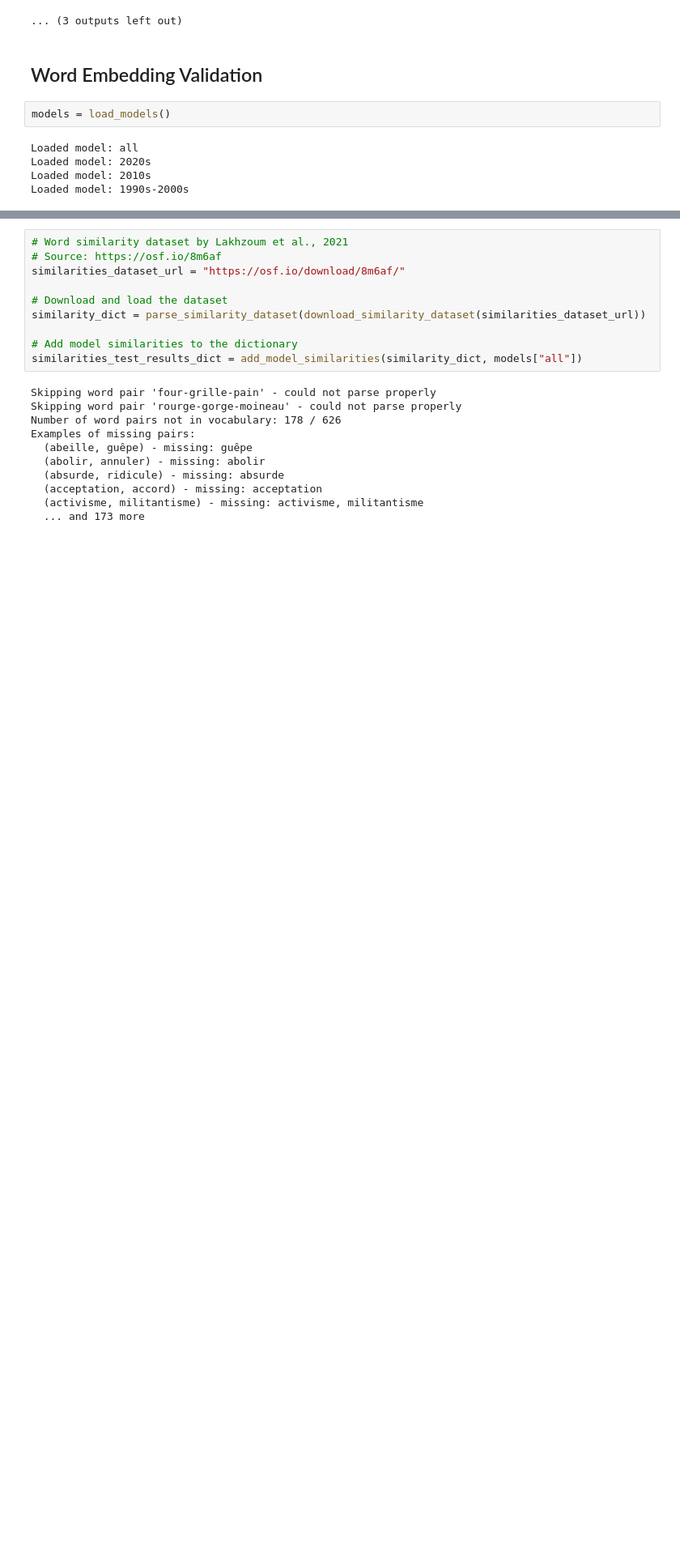
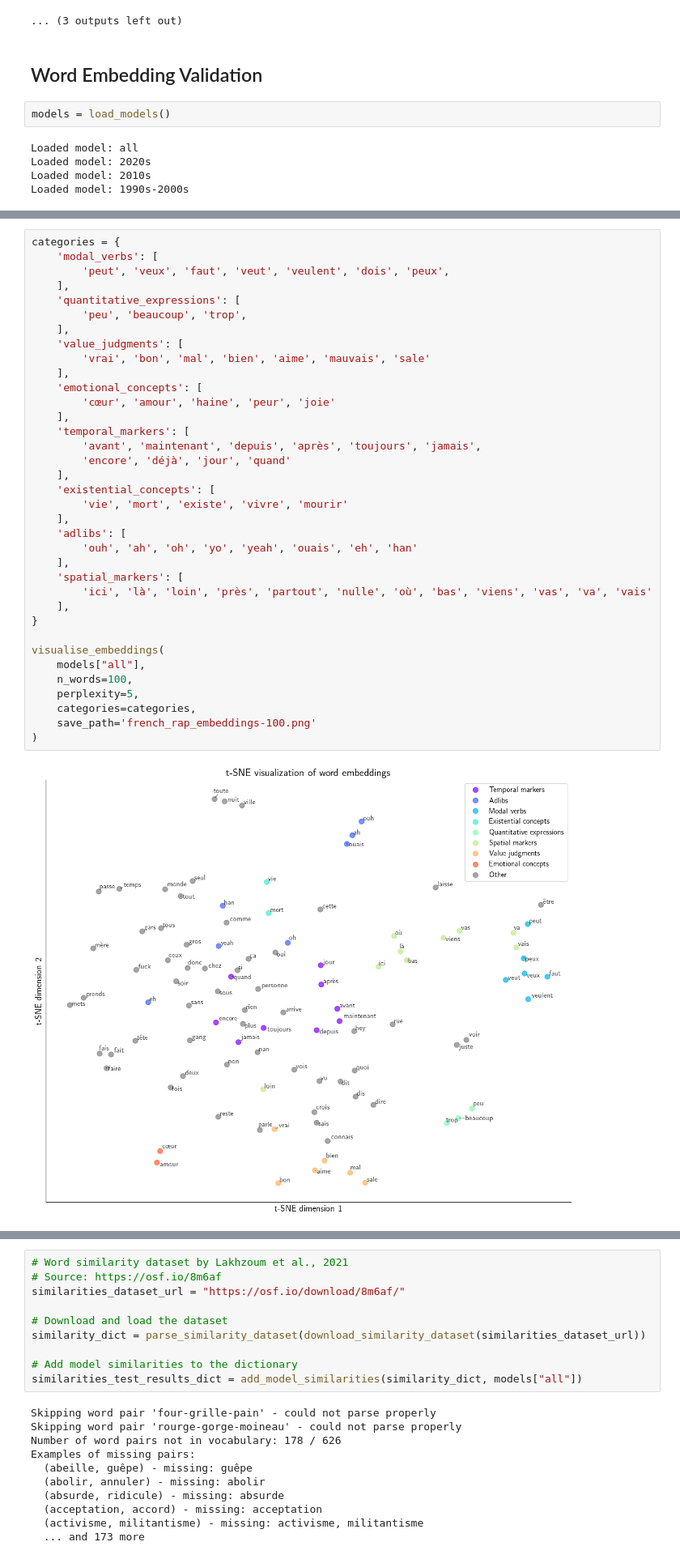
Before and after one commit to MatteoLarrode/NLP-SexismRapFr, a Jupyter notebook: NLP-SexismRapFr.ipynb, the cells around one changed output, grey strips where cells are left out. Shown at 81% size. Drawn from its saved outputs; the diff is of its cells as text; blank space fills up the shorter version.

```diff
--- a/NLP-SexismRapFr.ipynb
+++ b/NLP-SexismRapFr.ipynb
@@ -329,0 +267,38 @@ Model: all
+# %%
+categories = {
+    'modal_verbs': [
+        'peut', 'veux', 'faut', 'veut', 'veulent', 'dois', 'peux',
+    ],
+    'quantitative_expressions': [
+        'peu', 'beaucoup', 'trop',
+    ],
+    'value_judgments': [
+        'vrai', 'bon', 'mal', 'bien', 'aime', 'mauvais', 'sale'
+    ],
+    'emotional_concepts': [
+        'cœur', 'amour', 'haine', 'peur', 'joie'
+    ],
+    'temporal_markers': [
+        'avant', 'maintenant', 'depuis', 'après', 'toujours', 'jamais',
+        'encore', 'déjà', 'jour', 'quand'
+    ],
+    'existential_concepts': [
+        'vie', 'mort', 'existe', 'vivre', 'mourir'
+    ],
+    'adlibs': [
+        'ouh', 'ah', 'oh', 'yo', 'yeah', 'ouais', 'eh', 'han'
+    ],
+    'spatial_markers': [
+        'ici', 'là', 'loin', 'près', 'partout', 'nulle', 'où', 'bas', 'viens', 'vas', 'va', 'vais'
+    ],
+}
+
+visualise_embeddings(
+    models["all"],
+    n_words=100,
+    perplexity=5,
+    categories=categories,
+    save_path='french_rap_embeddings-100.png'
+)
+# %% [output]
+[figure, added]
```
Also changed, not shown: parts of 11 cells of this notebook, 3 other files.
